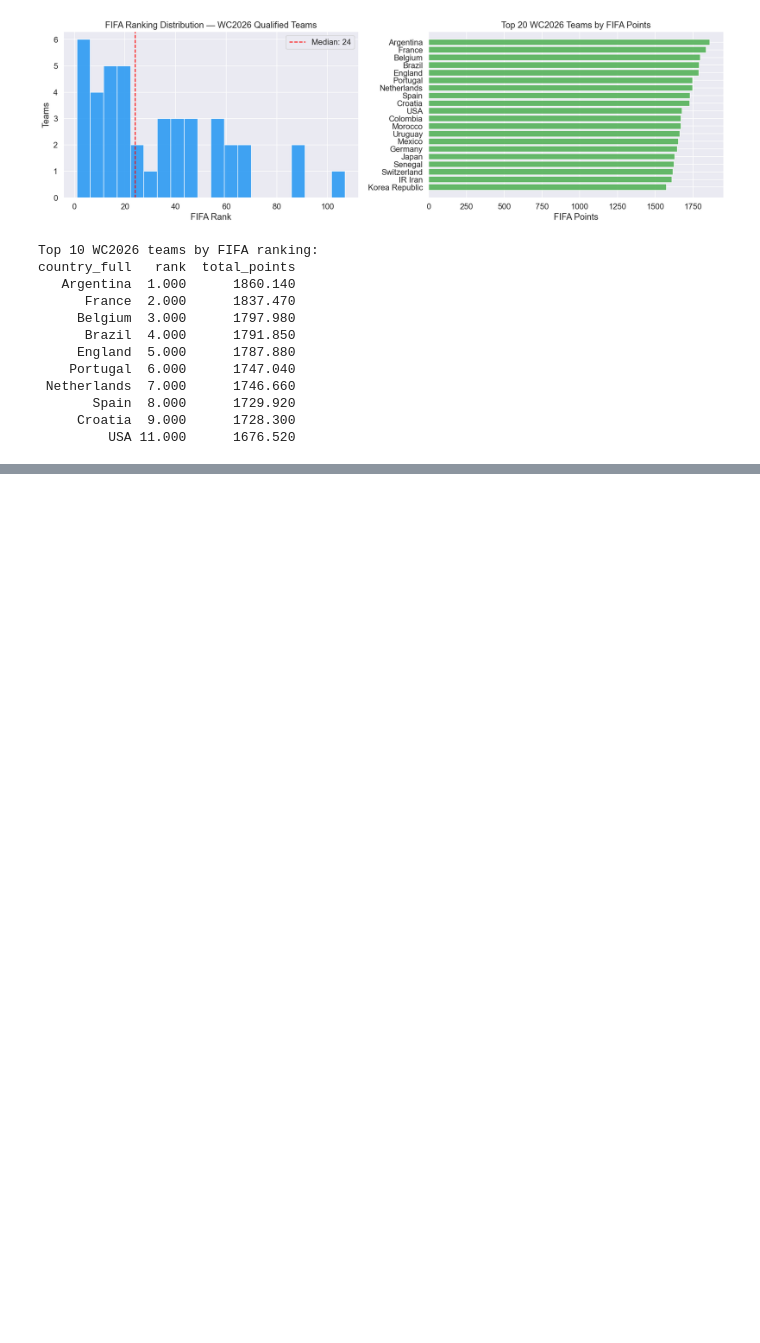
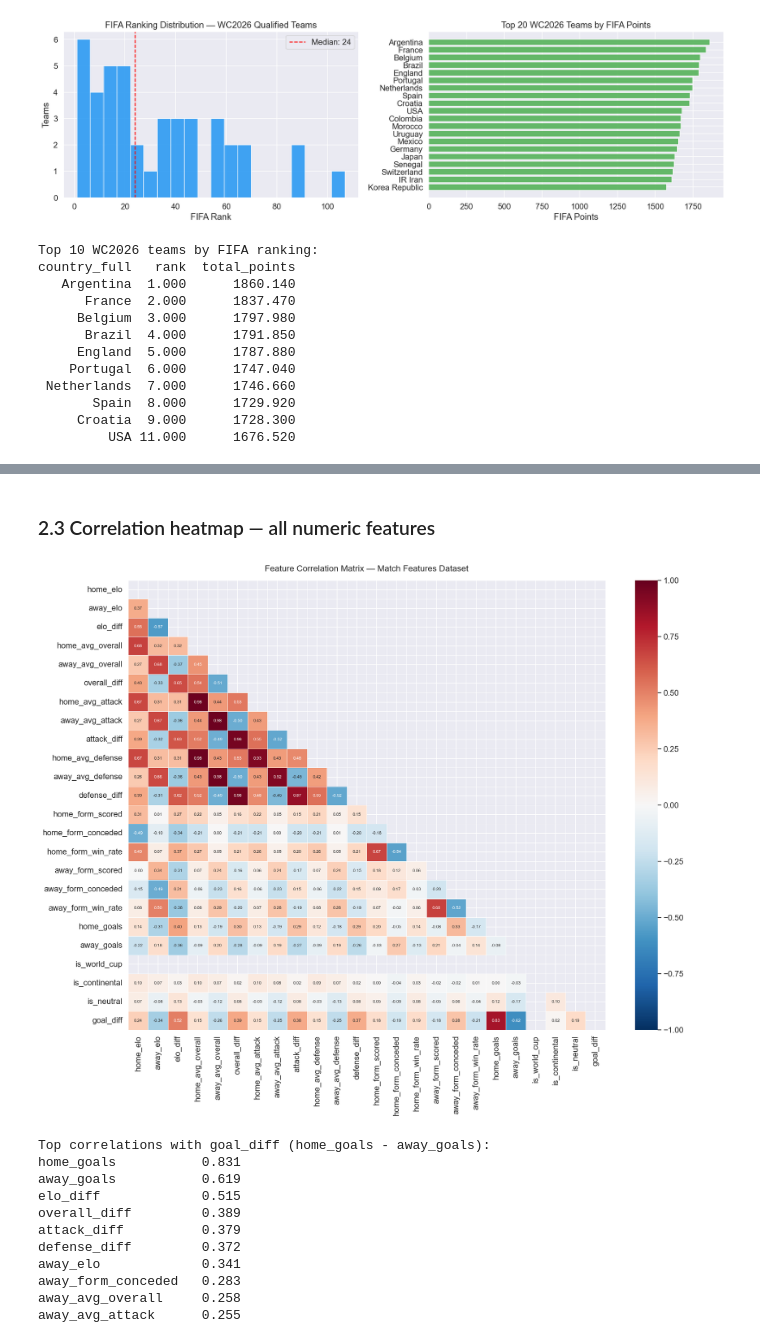
Before and after one commit to federico1809/world-cup-2026-predictor, a Jupyter notebook: notebooks/01_eda/01_eda_results.ipynb, the cells around one changed output, grey strips where cells are left out. Cells and saved outputs as stored; diff of their text form; code cells hidden in the pictures; blank space fills up the shorter version.

```diff
--- a/notebooks/01_eda/01_eda_results.ipynb
+++ b/notebooks/01_eda/01_eda_results.ipynb
@@ -577,0 +721,64 @@ country_full   rank  total_points
+# %% [markdown]
+### 2.3 Correlation heatmap — all numeric features
+# %%
+# Select numeric features from df_match_features
+numeric_cols = [
+    "home_elo", "away_elo", "elo_diff",
+    "home_avg_overall", "away_avg_overall", "overall_diff",
+    "home_avg_attack", "away_avg_attack", "attack_diff",
+    "home_avg_defense", "away_avg_defense", "defense_diff",
+    "home_form_scored", "home_form_conceded", "home_form_win_rate",
+    "away_form_scored", "away_form_conceded", "away_form_win_rate",
+    "home_goals", "away_goals",
+    "is_world_cup", "is_continental", "is_neutral",
+]
+
+df_corr = df_mf[numeric_cols].copy()
+
+# Add goal difference as proxy target
+df_corr["goal_diff"] = df_corr["home_goals"] - df_corr["away_goals"]
+
+corr_matrix = df_corr.corr()
+
+fig, ax = plt.subplots(figsize=(16, 13))
+mask = np.triu(np.ones_like(corr_matrix, dtype=bool))
+sns.heatmap(
+    corr_matrix,
+    mask=mask,
+    annot=True,
+    fmt=".2f",
+    cmap="RdBu_r",
+    center=0,
+    vmin=-1, vmax=1,
+    ax=ax,
+    annot_kws={"size": 7},
+    linewidths=0.3,
+)
+ax.set_title("Feature Correlation Matrix — Match Features Dataset", fontsize=14, pad=15)
+plt.tight_layout()
+plt.savefig(FIGURES_DIR / "07_correlation_heatmap.png", dpi=150, bbox_inches="tight")
+plt.show()
+
+# Top correlations with goal_diff (our main proxy target)
+print("Top correlations with goal_diff (home_goals - away_goals):")
+top_corr = (
+    corr_matrix["goal_diff"]
+    .drop("goal_diff")
+    .abs()
+    .sort_values(ascending=False)
+    .head(10)
+)
+print(top_corr.round(3).to_string())
+# %% [output]
+[figure, added]
+Top correlations with goal_diff (home_goals - away_goals):
+home_goals           0.831
+away_goals           0.619
+elo_diff             0.515
+overall_diff         0.389
+attack_diff          0.379
+defense_diff         0.372
+away_elo             0.341
+away_form_conceded   0.283
+away_avg_overall     0.258
+away_avg_attack      0.255
```
Also changed, not shown: parts of 16 cells of this notebook.
